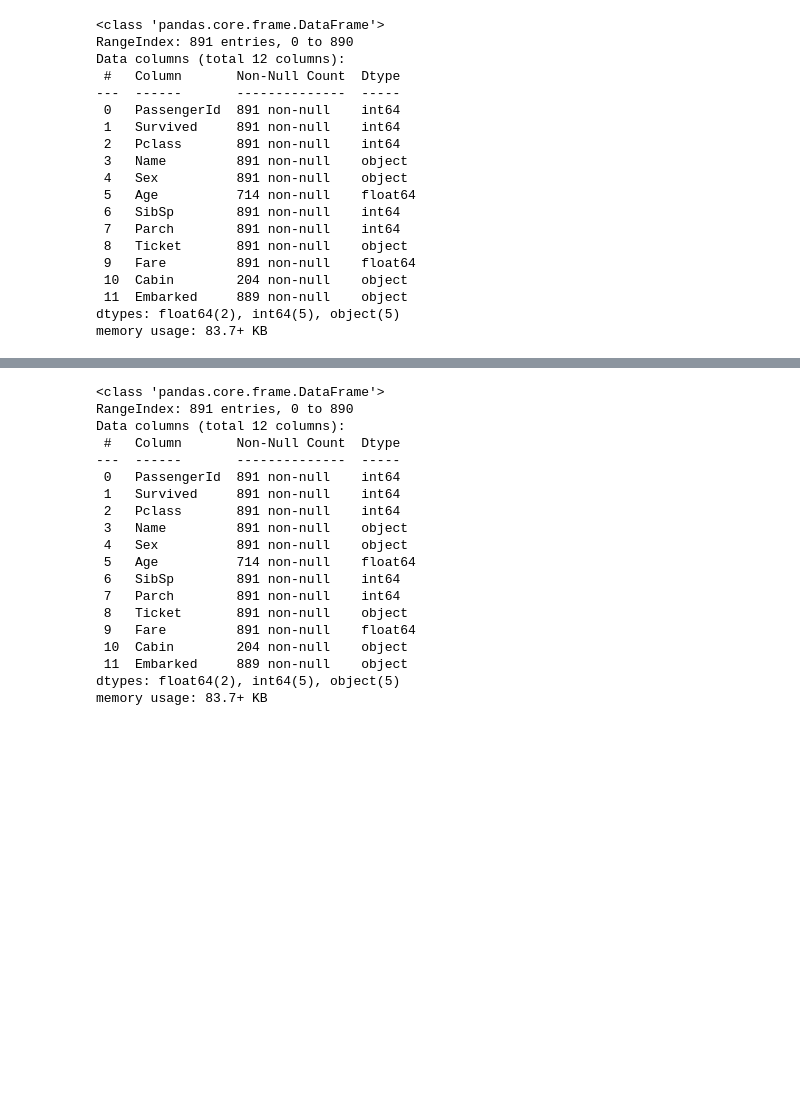
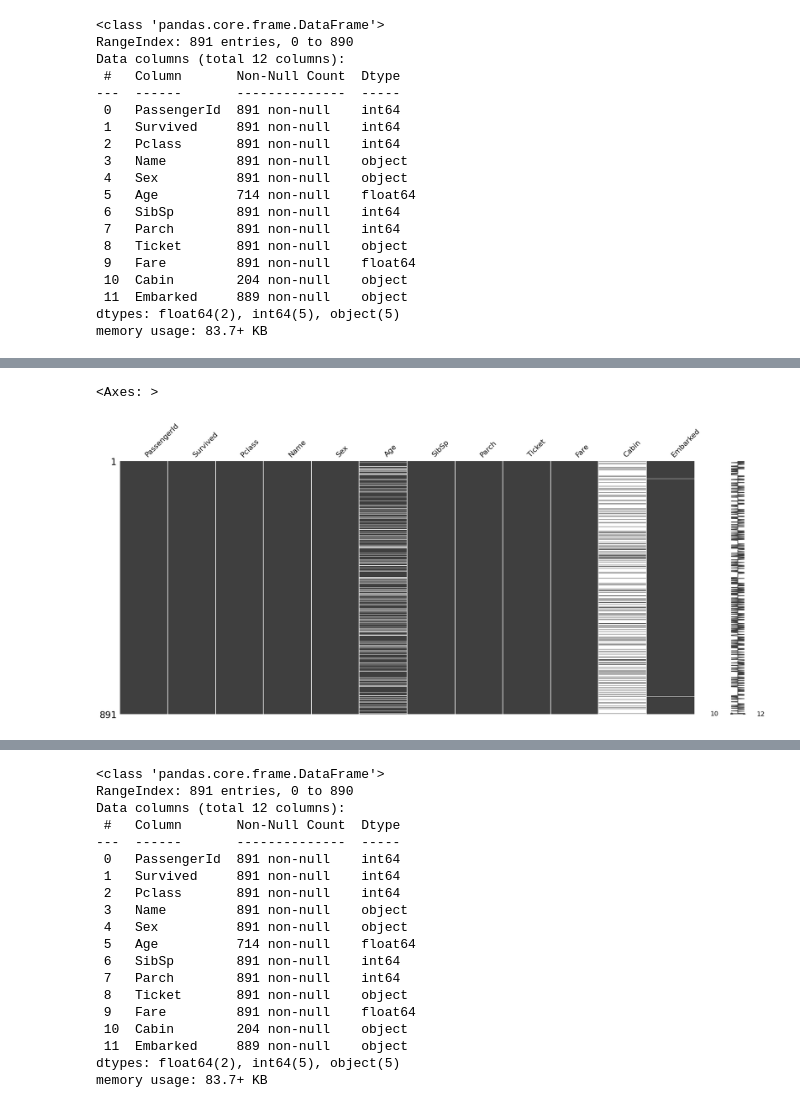
Before and after one commit to adiesha/CSCI347Spring2025, a Jupyter notebook: Coding/pandas_part2.ipynb, the cells around one changed output, grey strips where cells are left out. Drawn from its saved outputs; the diff is of its cells as text; code cells hidden in the pictures; blank space fills up the shorter version.

```diff
--- a/Coding/pandas_part2.ipynb
+++ b/Coding/pandas_part2.ipynb
@@ -206,0 +386,6 @@ memory usage: 83.7+ KB
+# %%
+import missingno as msno
+msno.matrix(df)
+# %% [output]
+<Axes: >
+[figure, added]
```
Also changed, not shown: parts of 82 cells of this notebook, 1 other file.
